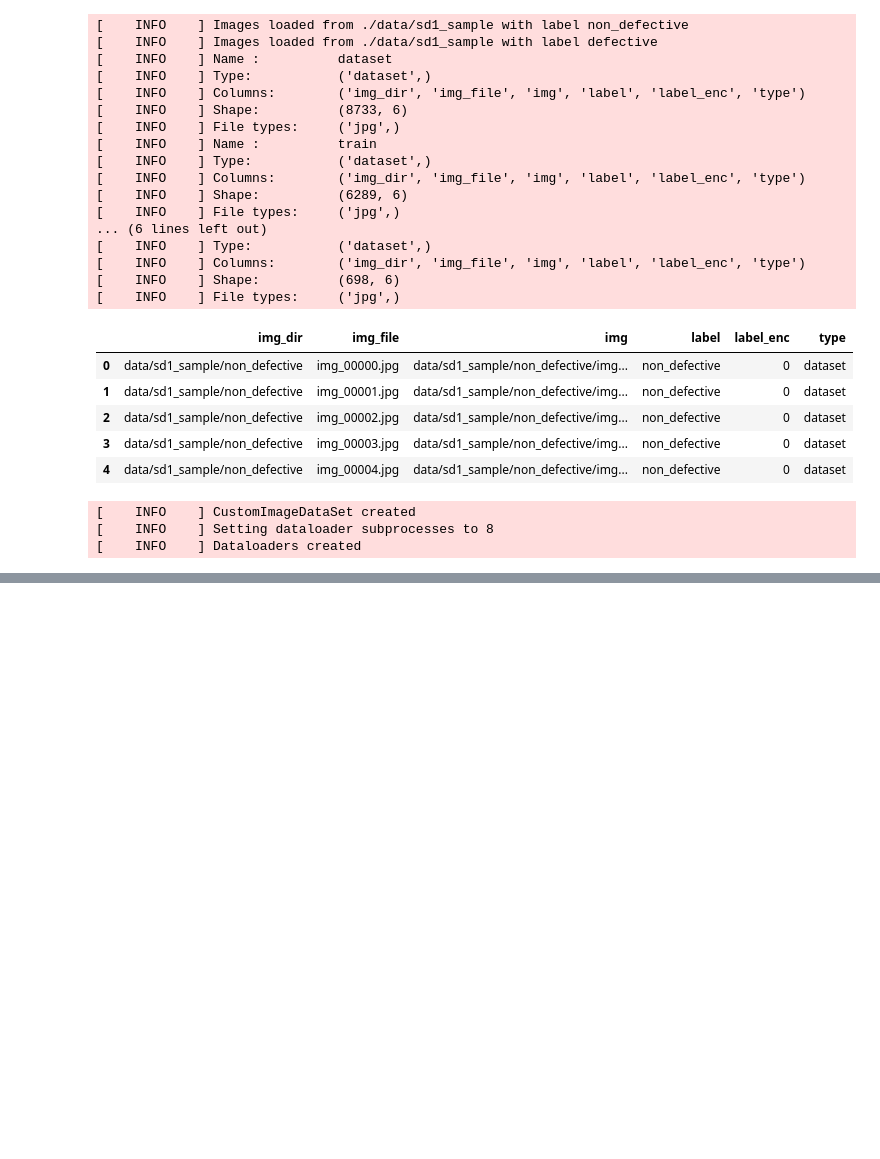
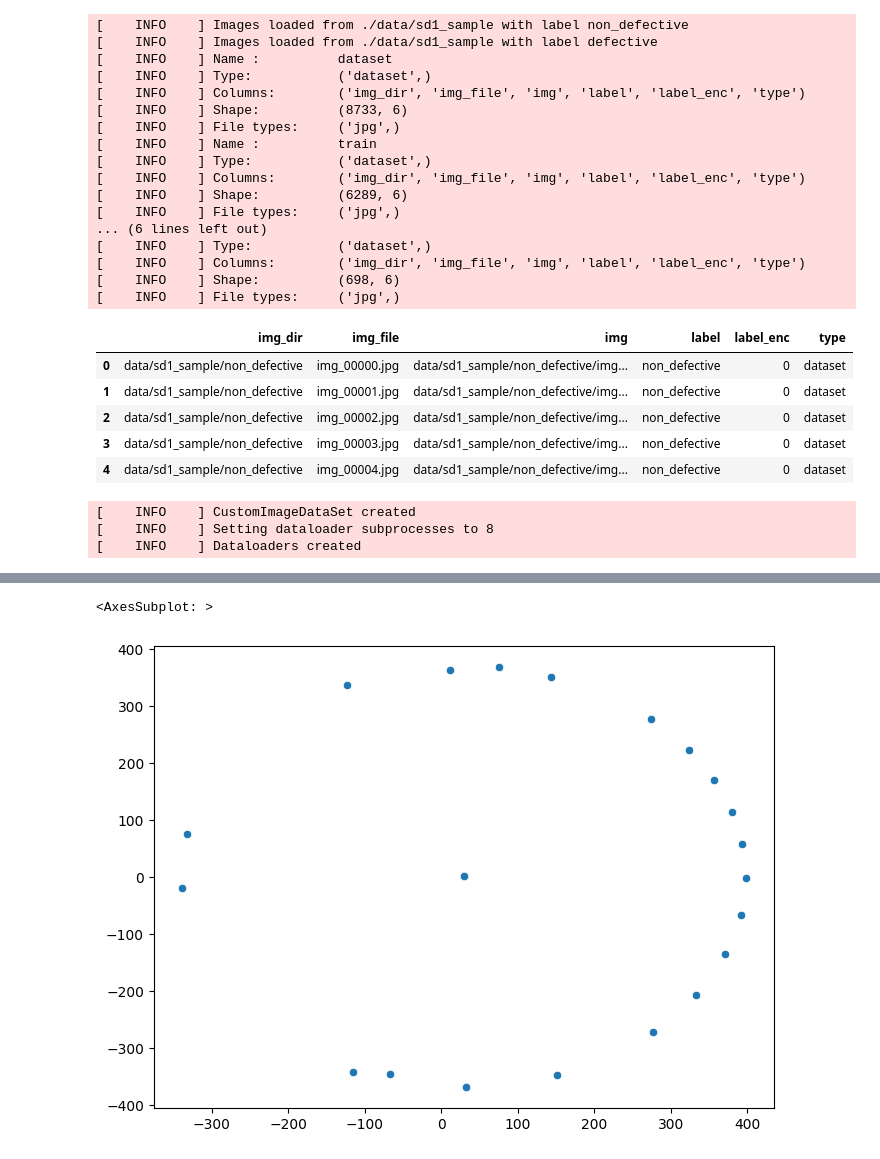
Before and after one commit to demustamas/project_work, a Jupyter notebook: project_work.ipynb, the cells around one changed output, grey strips where cells are left out. Drawn from its saved outputs; the diff is of its cells as text; code cells hidden in the pictures; blank space fills up the shorter version.

```diff
--- a/project_work.ipynb
+++ b/project_work.ipynb
@@ -193,0 +222,3 @@ model.load_model("./results/AlexNet/20230329_000048.pth")
+# %%
+tsne = TSNE(n_components=2, verbose=1, perplexity=40, n_iter=300)
+res_tsne = tsne.fit_transform(np.array(pred))
@@ -193,0 +237,6 @@ model.load_model("./results/AlexNet/20230329_000048.pth")
+# %%
+_, ax = plt.subplots(1, 1, figsize=(8, 6))
+sns.scatterplot(x=res_tsne[:, 0], y=res_tsne[:, 1],ax=ax)
+# %% [output]
+<AxesSubplot: >
+[figure, added]
```
Also changed, not shown: parts of 16 cells of this notebook, 1 other file.
